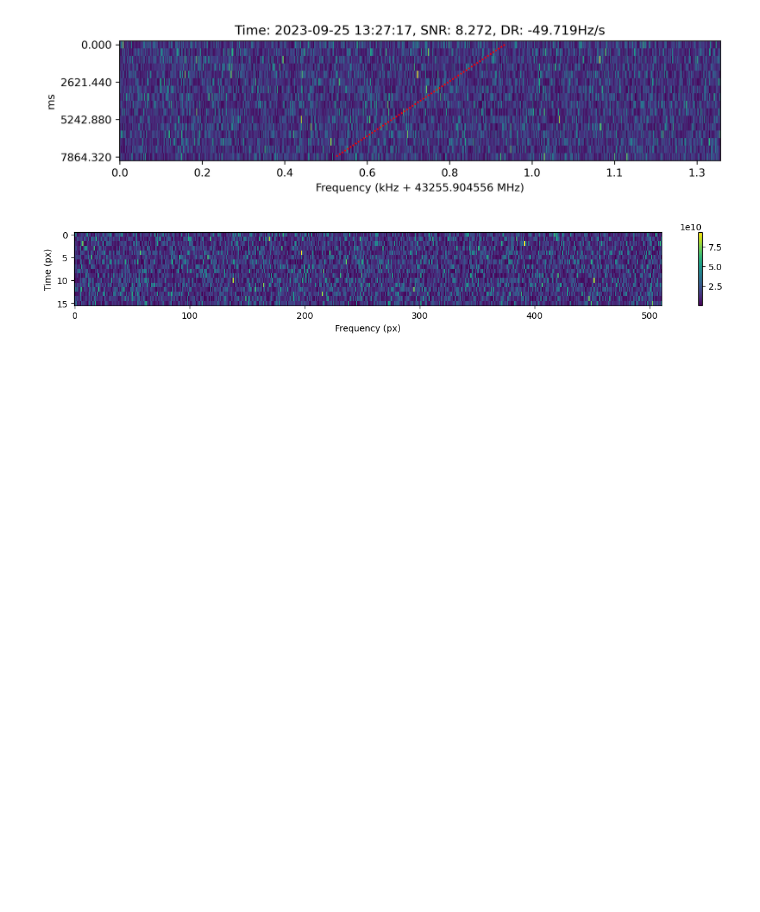
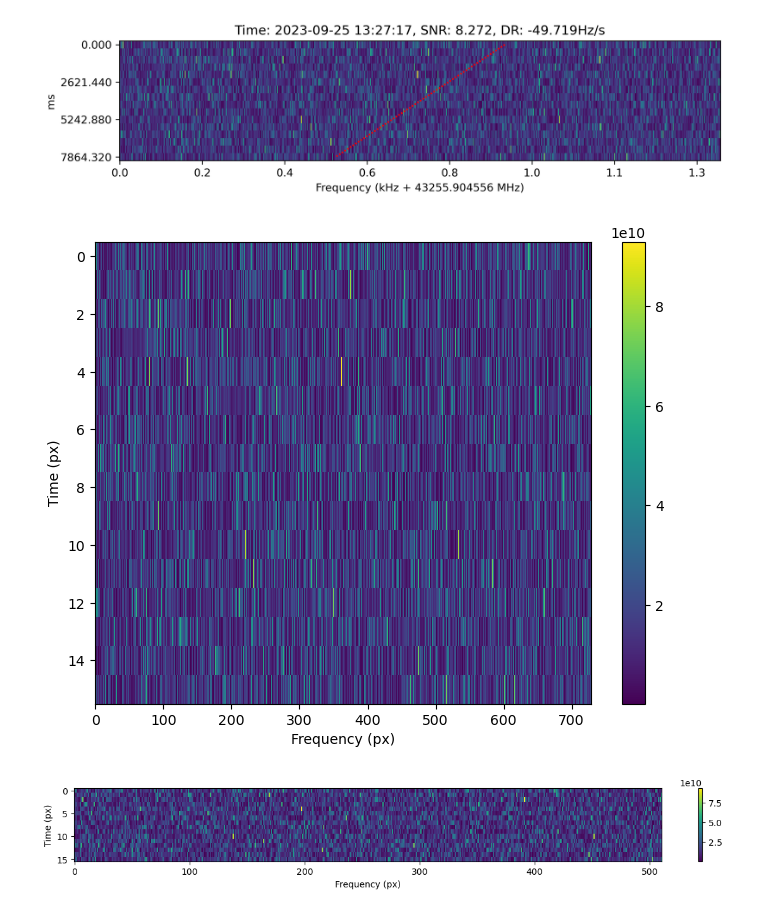
Before and after one commit to talonmyburgh/BL-COSMIC-HighFreq-Search, a Jupyter notebook: stamps/dedrift_signals.ipynb, the cells around one changed output. Cells and saved outputs as stored; diff of their text form; code cells hidden in the pictures; blank space fills up the shorter version.

```diff
--- a/stamps/dedrift_signals.ipynb
+++ b/stamps/dedrift_signals.ipynb
@@ -41,6 +40,13 @@ local SNR: 7.224965785931368
 # %%
 powers = stamp.beamform_power(0)
 frame = stg.Frame.from_data(stamp.stamp.foff * u.MHz, stamp.stamp.tsamp * u.s, stamp.stamp.fch1 * u.MHz, True, powers)
+# %%
+dedrifted = stg.dedrift(frame, 0)
+fig = plt.figure(figsize=(8, 6))
+stg.plot(dedrifted)
+plt.show()
+# %% [output]
+[figure, added]
 # %%
 dedrifted = stg.dedrift(frame, stamp.stamp.signal.driftRate)
 fig = plt.figure(figsize=(15, 1.5))
```
Also changed, not shown: parts of 5 cells of this notebook, 5 other files.
